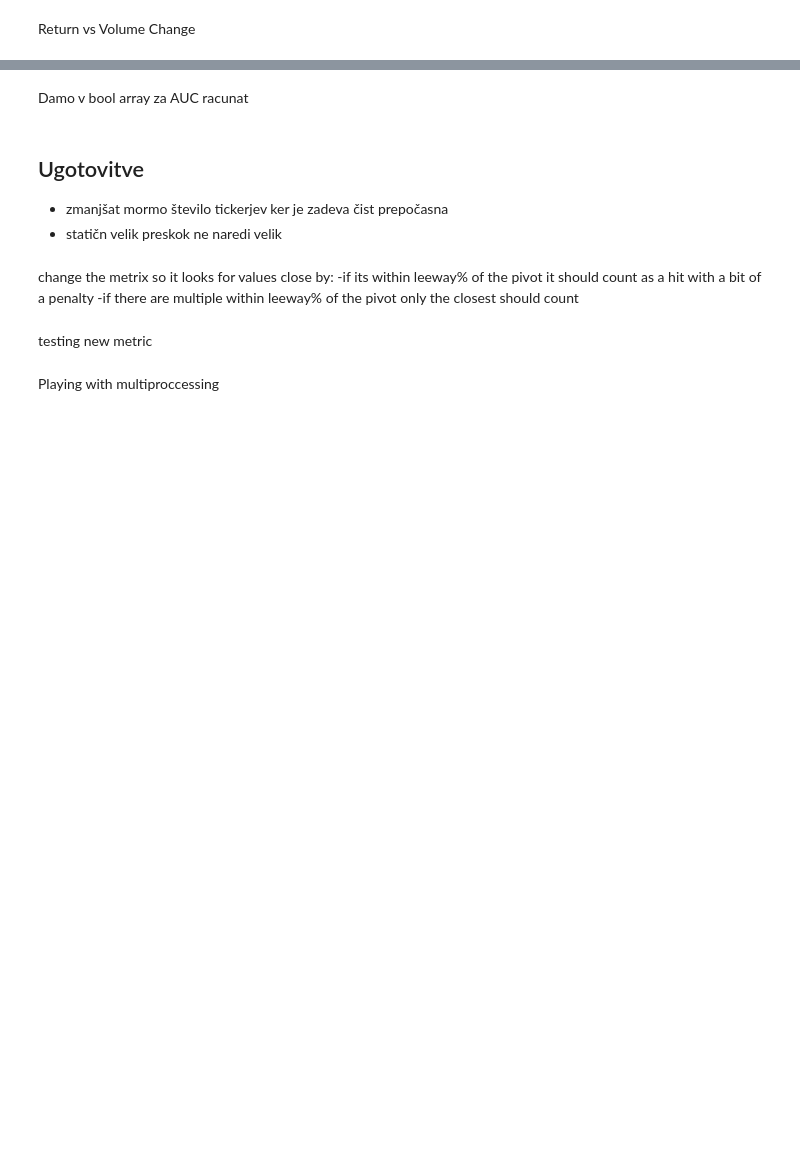
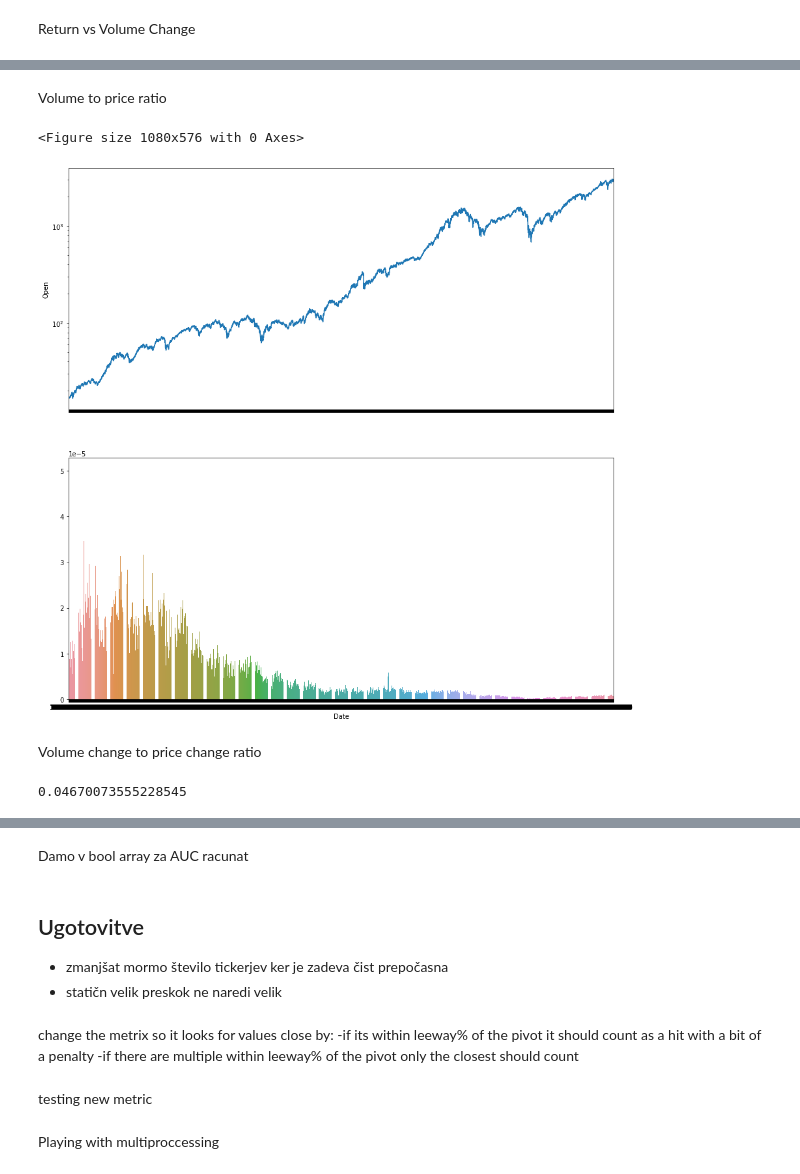
Before and after one commit to cookie1111/diplo, a Jupyter notebook: data_explorer_back_to_basic.ipynb, the cells around one changed output, grey strips where cells are left out. Cells and saved outputs as stored; diff of their text form; code cells hidden in the pictures; blank space fills up the shorter version.

```diff
--- a/data_explorer_back_to_basic.ipynb
+++ b/data_explorer_back_to_basic.ipynb
@@ -171,0 +200,14 @@ plt.show()
+# %% [markdown]
+Volume to price ratio
+# %%
+plt.figure(figsize=(15,8))
+fig,axs = plt.subplots(2,1,sharex=True,figsize=(15,15))
+ax = sns.lineplot(x = test["Date"],y = test["Open"],ax=axs[0],estimator=None)
+ax.set(yscale='log')
+sns.barplot(x= test["Date"],y = test["Open"]/test["Volume"],ax = axs[1])
+plt.show()
+# %% [output]
+<Figure size 1080x576 with 0 Axes>
+[figure, added]
+# %% [markdown]
+Volume change to price change ratio
@@ -171,0 +247,5 @@ plt.show()
+# %%
+
+print(median_of_absolute_error_from_median(ratioed))
+# %% [output]
+0.04670073555228545
```
Also changed, not shown: parts of 12 cells of this notebook.
